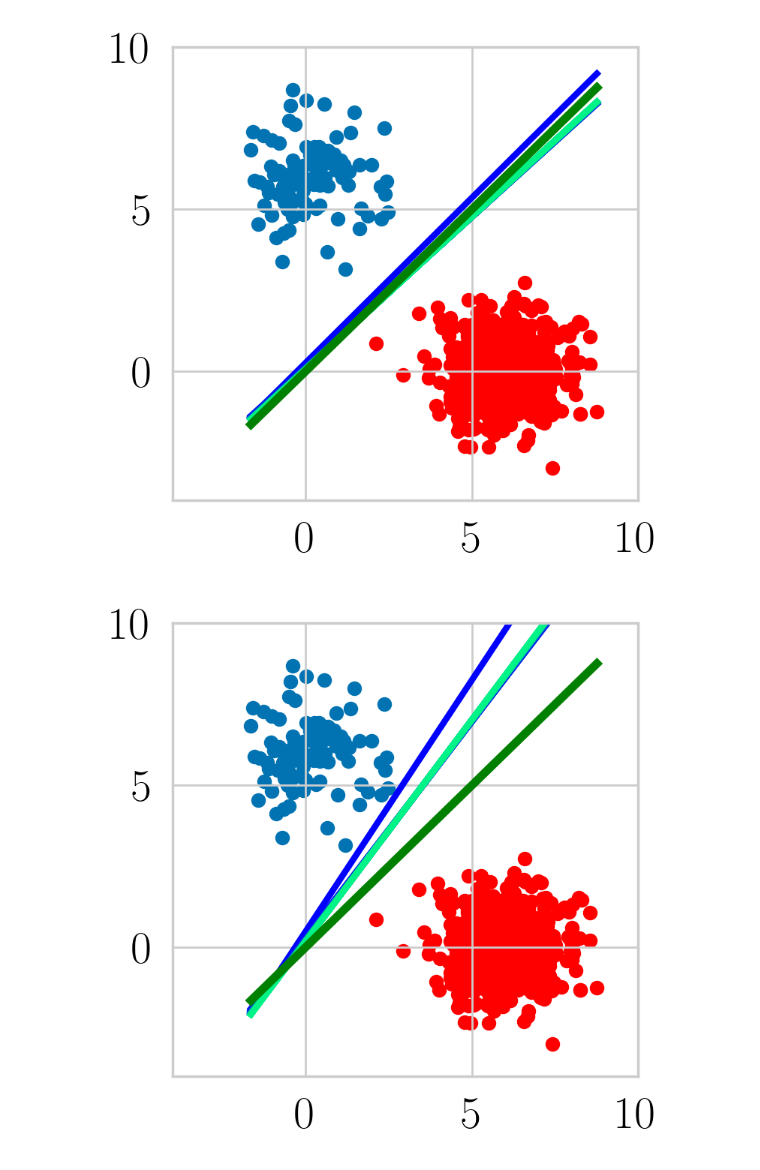
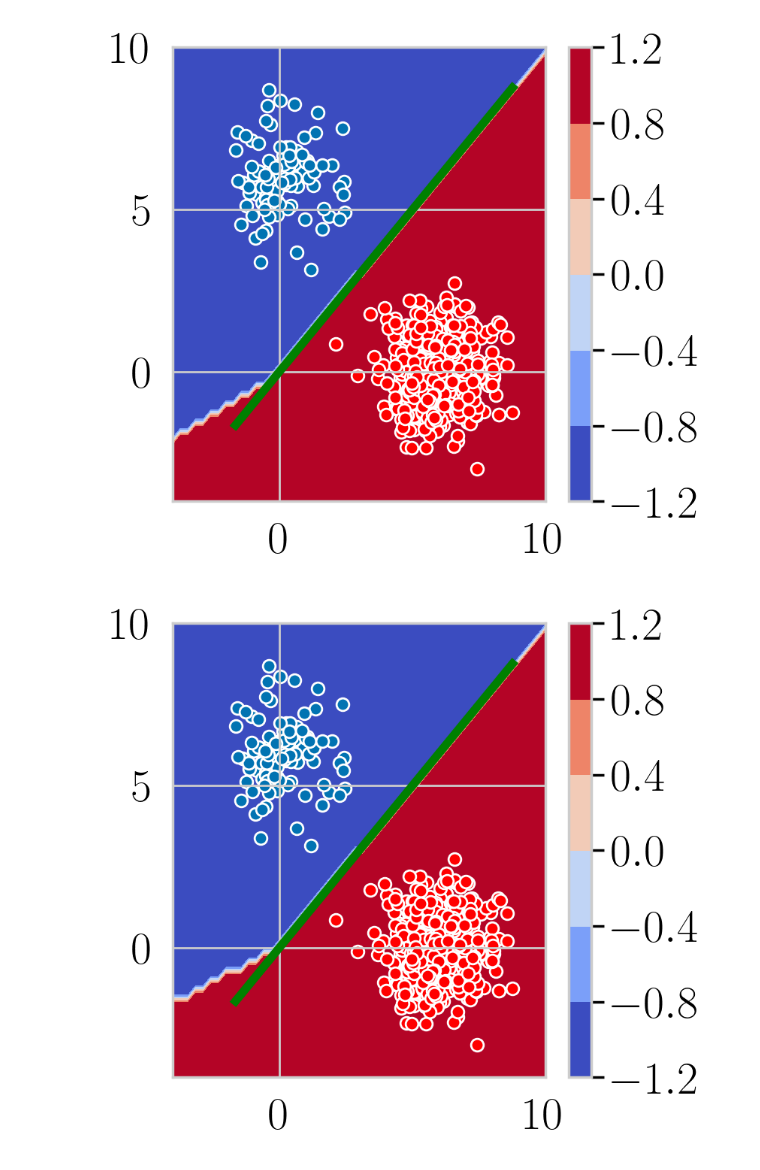
Before and after one commit to KeAWang/importance-weighting-interpolating-classifiers, a Jupyter notebook: scratch/two-gaussians.ipynb, the cells around one changed output. Cells and saved outputs as stored; diff of their text form; code cells hidden in the pictures.

Commit message:
[scratch] plot decision boundary for nn in two-gaussian notebook

```diff
--- a/scratch/two-gaussians.ipynb
+++ b/scratch/two-gaussians.ipynb
@@ -40,7 +40,7 @@ for loss_type, weight_type in product(["poly", "logit"], ["iw", "none"]):
 
     class_one_num = 100
     class_two_num = 500
-    alpha = 1.0
+    alpha = 5.0
     num_epochs = 100
     batch_size = 32
     lr = 0.1
@@ -60,7 +60,9 @@ for loss_type, weight_type in product(["poly", "logit"], ["iw", "none"]):
         dataset=dataset, batch_size=batch_size, shuffle=True
     )
 
-    model = torch.nn.Linear(2, 1)
+    #model = torch.nn.Linear(2, 1)
+    model = torch.nn.Sequential(torch.nn.Linear(2, 100), torch.nn.ReLU(), torch.nn.Linear(100, 100), torch.nn.ReLU(), torch.nn.Linear(100, 1))
+
     model = model.to(device)
 
     if loss_type == "logit":
@@ -91,9 +93,9 @@ for loss_type, weight_type in product(["poly", "logit"], ["iw", "none"]):
             optimizer.step()
         if i % 5 == 0:
             print(f"Epoch {i}: loss={loss.item()}")
-            w_seq.append(
-                [(n, p.detach().cpu().numpy().copy()) for n, p in model.named_parameters()]
-            )
+            #w_seq.append(
+            #    [(n, p.detach().cpu().numpy().copy()) for n, p in model.named_parameters()]
+            #)
 
     print(w_seq)
 
@@ -109,16 +111,36 @@ for loss_type, weight_type in product(["poly", "logit"], ["iw", "none"]):
 
 
     fig, ax = plt.subplots(figsize=(4, 4), dpi=200)
-    ax.scatter(class_one[:, 0], class_one[:, 1])
-    ax.scatter(class_two[:, 0], class_two[:, 1], color="red")
-    cmap = plt.cm.get_cmap("winter")
-    for widx in range(len(w_seq)):
-        frac_val = float(widx) / float(len(w_seq))
-        print(frac_val)
-        yvals = ymap(xrng, w_seq[widx][0][1][0], w_seq[widx][1][1])
-        ax.plot(xrng, yvals, color=cmap(frac_val))
+    xlim = ylim = (-4, 10)
+    ax.set(ylim=ylim, xlim=xlim)
+
+    g1 = np.linspace(*xlim)
+    g2 = np.linspace(*ylim)
+
+    x1, x2 = np.meshgrid(g1, g2)
+    X = np.stack([x1, x2], axis=-1).reshape(-1, 2)
+
+    y = model(torch.as_tensor(X).float()).detach().cpu().numpy()
+    y = 2 * (y > 0) - 1.
+    y_grid = y.reshape(len(g1), len(g2))
+
+    lim = max(abs(np.min(y)), abs(np.max(y)))
+
+    #fig, ax = plt.subplots()
+    cs = ax.contourf(x1, x2, y_grid, cmap="coolwarm", vmin=-lim, vmax=lim, levels=5)
+    cb = fig.colorbar(cs, ax=ax)
+
+
+    ax.scatter(class_one[:, 0], class_one[:, 1], edgecolors="w")
+    ax.scatter(class_two[:, 0], class_two[:, 1], color="red", edgecolors="w")
+#    cmap = plt.cm.get_cmap("winter")
+#     for widx in range(len(w_seq)):
+#         frac_val = float(widx) / float(len(w_seq))
+#         print(frac_val)
+#         yvals = ymap(xrng, w_seq[widx][0][1][0], w_seq[widx][1][1])
+#         ax.plot(xrng, yvals, color=cmap(frac_val))
     ax.plot(xrng, xrng, color="green", linewidth=4)
-    ax.set(ylim=(-4, 10), xlim=(-4, 10))
+
     fig.savefig(
         ""
         + loss_type
@@ -151,2 +173,2 @@ Epoch 55: loss=0.07551927864551544
-[figure, old version]
+[figure, new version]
-[figure, old version]
+[figure, new version]
```
Also changed, not shown: parts of 1 cell of this notebook.
